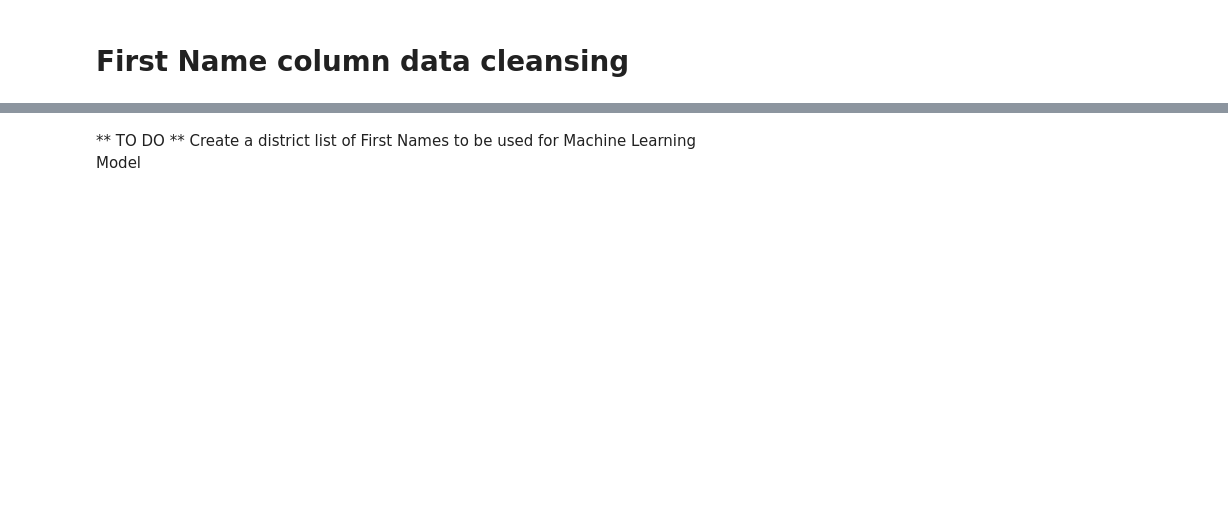
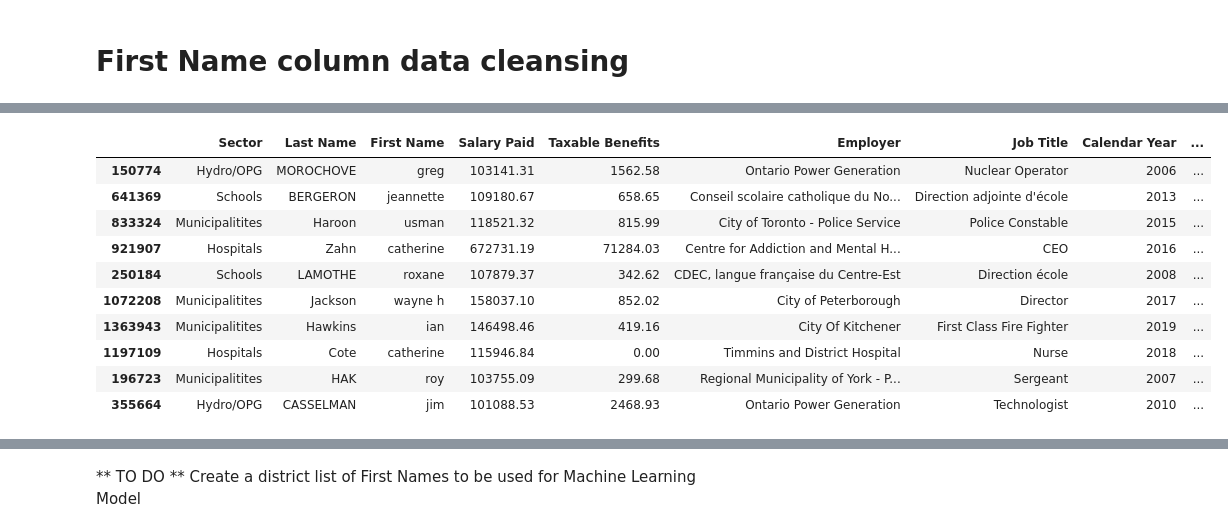
Before and after one commit to DanielleSpring/Final-Project, a Jupyter notebook: SunshineList_dummy_for_import.ipynb, the cells around one changed output, grey strips where cells are left out. Cells and saved outputs as stored; diff of their text form; code cells hidden in the pictures; blank space fills up the shorter version.

```diff
--- a/SunshineList_dummy_for_import.ipynb
+++ b/SunshineList_dummy_for_import.ipynb
@@ -255,0 +281,17 @@ sunshine_data_df['clean_alt_first_name'] = sunshine_data_df['First Name']
+# %%
+#Extract only text after first space
+sunshine_data_df['clean_first_name']=sunshine_data_df['clean_first_name'].str.extract('(^[^\s]+)')
+# %%
+sunshine_data_df.sample(10)
+# %% [output]
+|  | Sector | Last Name | First Name | Salary Paid | Taxable Benefits | Employer | Job Title | Calendar Year | ... |
+| 150774 | Hydro/OPG | MOROCHOVE | greg | 103141.31 | 1562.58 | Ontario Power Generation | Nuclear Operator | 2006 | ... |
+| 641369 | Schools | BERGERON | jeannette | 109180.67 | 658.65 | Conseil scolaire catholique du No... | Direction adjointe d'école | 2013 | ... |
+| 833324 | Municipalitites | Haroon | usman | 118521.32 | 815.99 | City of Toronto - Police Service | Police Constable | 2015 | ... |
+| 921907 | Hospitals | Zahn | catherine | 672731.19 | 71284.03 | Centre for Addiction and Mental H... | CEO | 2016 | ... |
+| 250184 | Schools | LAMOTHE | roxane | 107879.37 | 342.62 | CDEC, langue française du Centre-Est | Direction école | 2008 | ... |
+| 1072208 | Municipalitites | Jackson | wayne h | 158037.10 | 852.02 | City of Peterborough | Director | 2017 | ... |
+| 1363943 | Municipalitites | Hawkins | ian | 146498.46 | 419.16 | City Of Kitchener | First Class Fire Fighter | 2019 | ... |
+| 1197109 | Hospitals | Cote | catherine | 115946.84 | 0.00 | Timmins and District Hospital | Nurse | 2018 | ... |
+| 196723 | Municipalitites | HAK | roy | 103755.09 | 299.68 | Regional Municipality of York - P... | Sergeant | 2007 | ... |
+| 355664 | Hydro/OPG | CASSELMAN | jim | 101088.53 | 2468.93 | Ontario Power Generation | Technologist | 2010 | ... |
```
Also changed, not shown: parts of 34 cells of this notebook, 2 other files.
